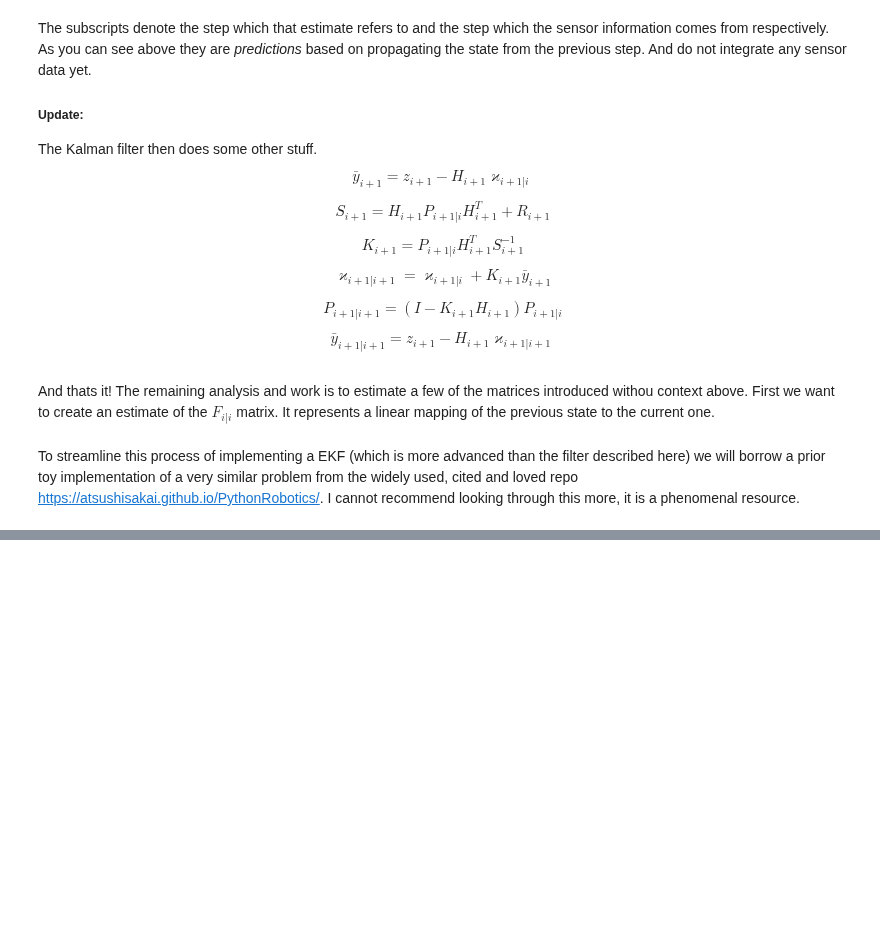
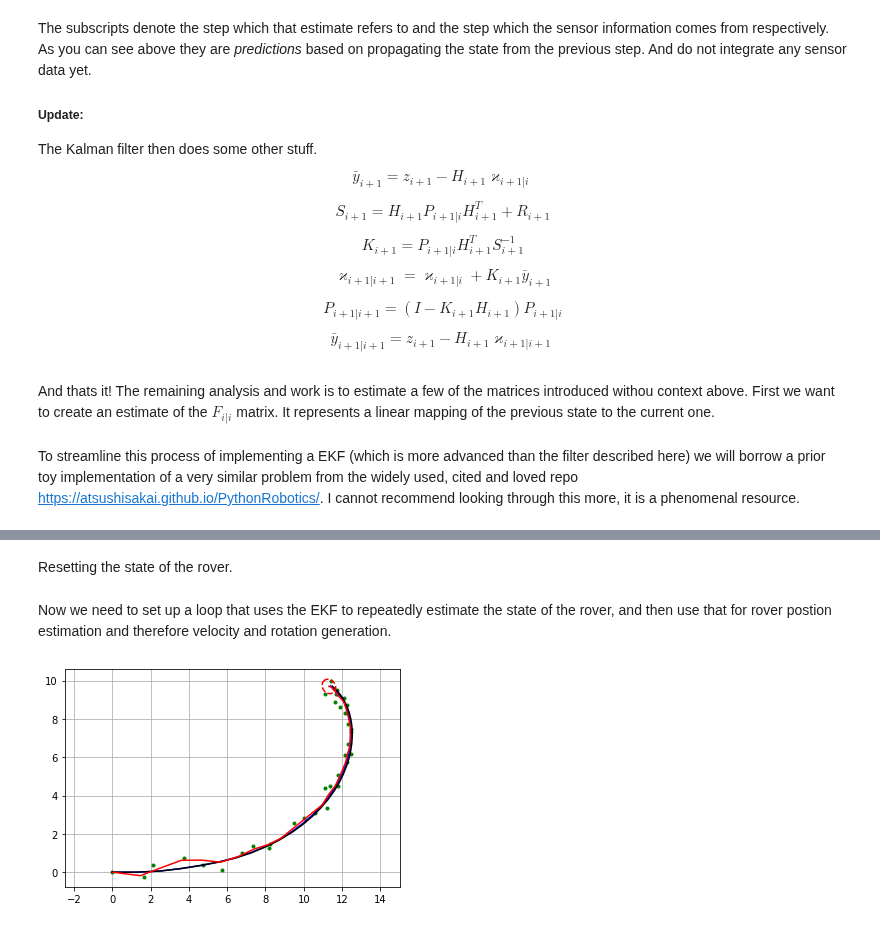
Before and after one commit to JmcRobbie/novaRoverDemos, a Jupyter notebook: Autonomous decision making demonstration.ipynb, the cells around one changed output, grey strips where cells are left out. Drawn from its saved outputs; the diff is of its cells as text; code cells hidden in the pictures; blank space fills up the shorter version.

```diff
--- a/Autonomous decision making demonstration.ipynb
+++ b/Autonomous decision making demonstration.ipynb
@@ -389,0 +476,58 @@ To streamline this process of implementing a EKF (which is more advanced than th
+# %% [markdown]
+Resetting the state of the rover.
+# %% [markdown]
+Now we need to set up a loop that uses the EKF to repeatedly estimate the state of the rover, and then use that for rover postion estimation and therefore velocity and rotation generation.
+# %%
+start= [0.0, 0.0, np.pi/4.0]
+end = [10.0, 10.0,np.pi]
+v = 0 # inital velocity is zero
+goal_rover_pose = rover(end[0],end[1],end[2])
+true_rover_pose = rover(start[0],start[1],start[2])
+est_rover_pose = rover(start[0],start[1],start[2])
+
+PEst = np.eye(4)
+
+xDR = np.zeros((4, 1))  # Dead reckoning
+state_est = np.zeros((4,1))
+state_true = np.zeros((4,1))
+# history
+hxEst = state_est
+hxTrue = state_true
+hxDR = state_true
+hz = np.zeros((2, 1))
+
+error = abs(true_rover_pose.x-goal_rover_pose.x) + abs(true_rover_pose.y-goal_rover_pose.y)
+
+ekf.DT = 0.01
+while (error>2):
+    est_rover_pose.updatestate(state_est)
+    true_rover_pose.updatestate(state_true)
+
+    [v,w] = move_to_pose_step(est_rover_pose, goal_rover_pose)
+
+    u = np.array([v, w])
+
+    state_true, z, xDR, ud = ekf.observation(state_true, xDR, u)
+
+    state_est, PEst = ekf.ekf_estimation(state_est, PEst, z, ud)
+
+    # store data history
+    hxEst = np.hstack((hxEst, state_est))
+    hxDR = np.hstack((hxDR, xDR))
+    hxTrue = np.hstack((hxTrue, state_true))
+    hz = np.hstack((hz, z))
+    error = abs(true_rover_pose.x-goal_rover_pose.x) + abs(true_rover_pose.y-goal_rover_pose.y)
+plt.cla()
+plt.plot(hz[0, :], hz[1, :], ".g")
+plt.plot(hxTrue[0, :].flatten(),
+         hxTrue[1, :].flatten(), "-b")
+plt.plot(hxDR[0, :].flatten(),
+         hxDR[1, :].flatten(), "-k")
+plt.plot(hxEst[0, :].flatten(),
+         hxEst[1, :].flatten(), "-r")
+ekf.plot_covariance_ellipse(state_est, PEst)
+plt.axis("equal")
+plt.grid(True)
+plt.pause(0.0001)
+# %% [output]
+[figure, added]
```
Also changed, not shown: parts of 12 cells of this notebook, 2 other files.
